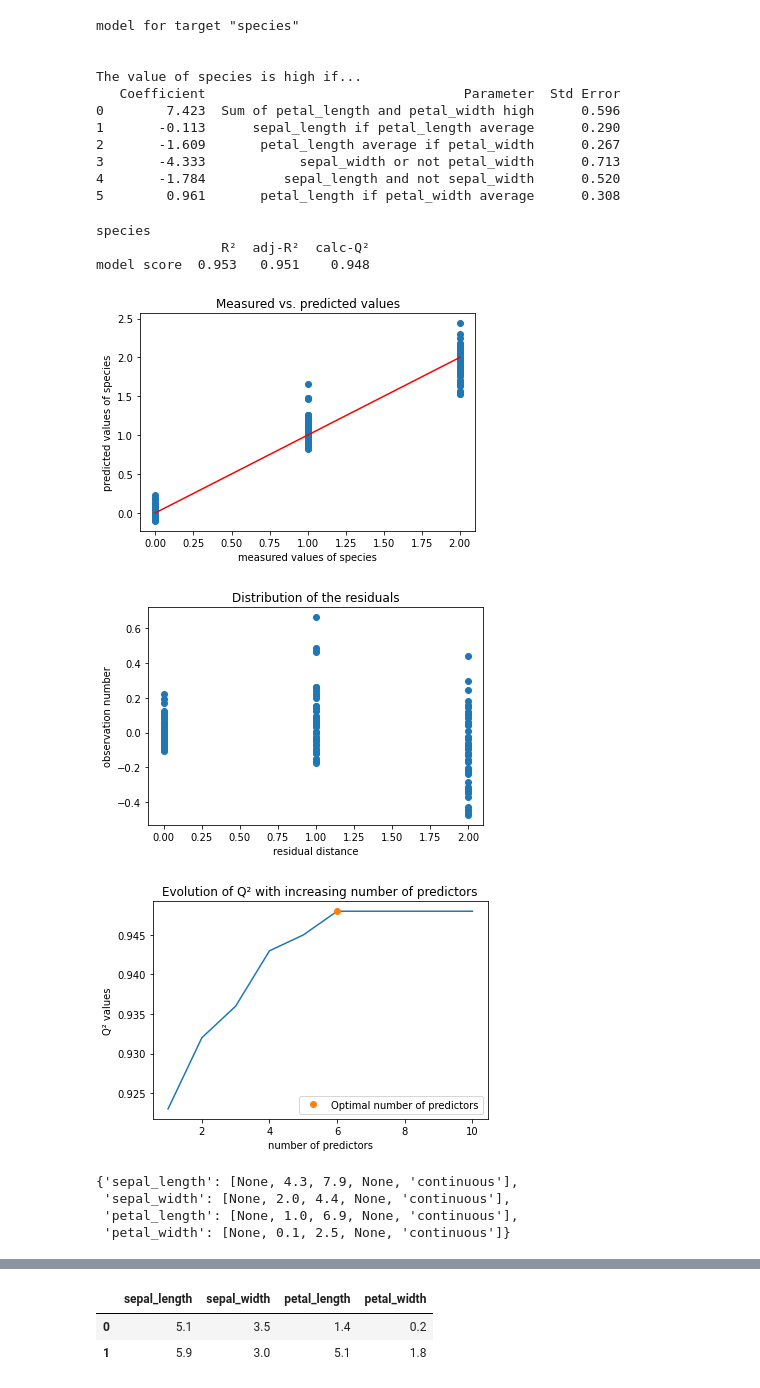
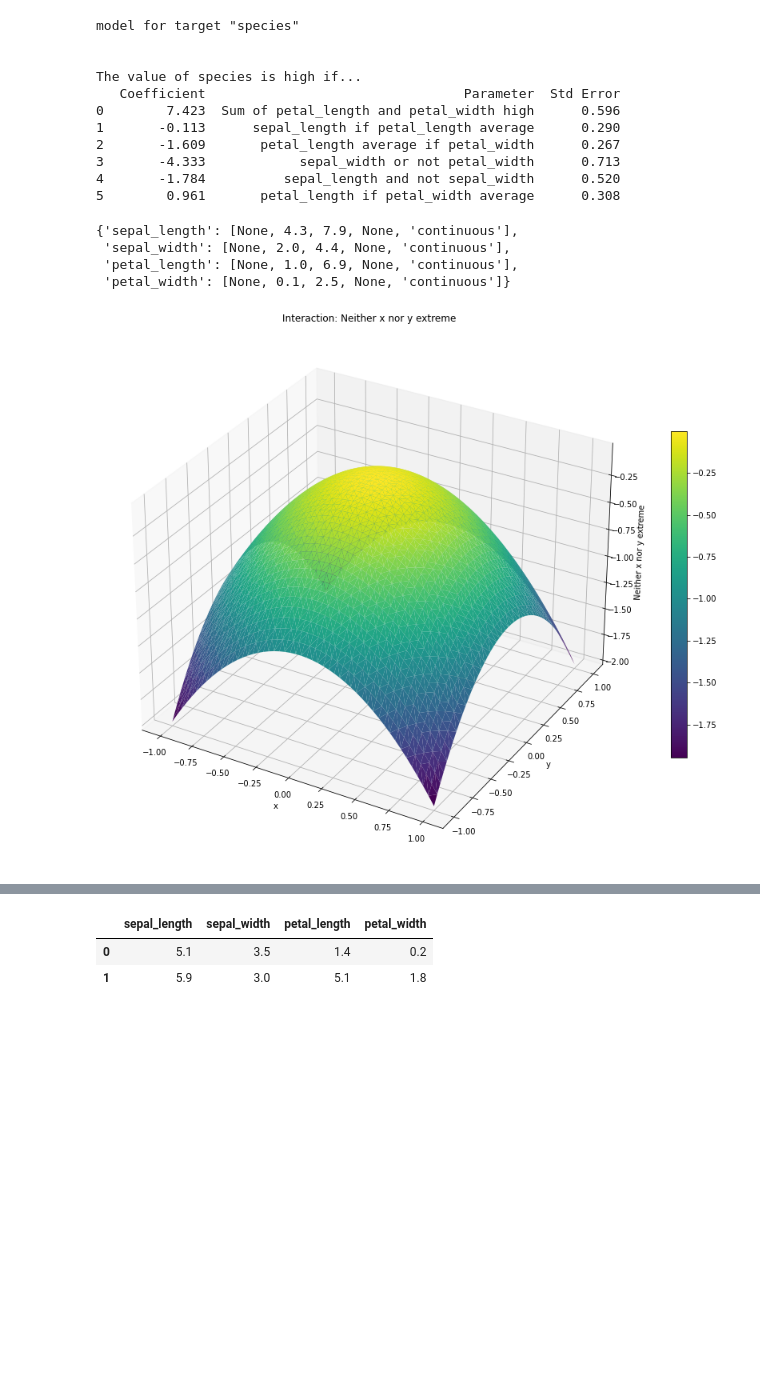
Before and after one commit to Pyonysos/lestpy, a Jupyter notebook: IRIS.ipynb, the cells around one changed output, grey strips where cells are left out. Drawn from its saved outputs; the diff is of its cells as text; code cells hidden in the pictures; blank space fills up the shorter version.

```diff
--- a/IRIS.ipynb
+++ b/IRIS.ipynb
@@ -141,15 +136,6 @@ The value of species is high if...
 3       -4.333            sepal_width or not petal_width      0.713
 4       -1.784          sepal_length and not sepal_width      0.520
 5        0.961       petal_length if petal_width average      0.308
-# %%
-model.describe(X, y)
-# %% [output]
-species
-                R²  adj-R²  calc-Q²
-model score  0.953   0.951    0.948
-[figure, removed]
-[figure, removed]
-[figure, removed]
 # %%
 experimental_domain, mix = model.features_analysis(X)
 experimental_domain
@@ -158,4 +144,10 @@ experimental_domain
  'sepal_width': [None, 2.0, 4.4, None, 'continuous'],
  'petal_length': [None, 1.0, 6.9, None, 'continuous'],
  'petal_width': [None, 0.1, 2.5, None, 'continuous']}
+# %%
+graf = lp.Display(model)
+# %%
+graf.display_interaction('Neither_X_nor_Y_extreme')
+# %% [output]
+[figure, added]
 # %%
```
Also changed, not shown: parts of 13 cells of this notebook, 2 other files.
